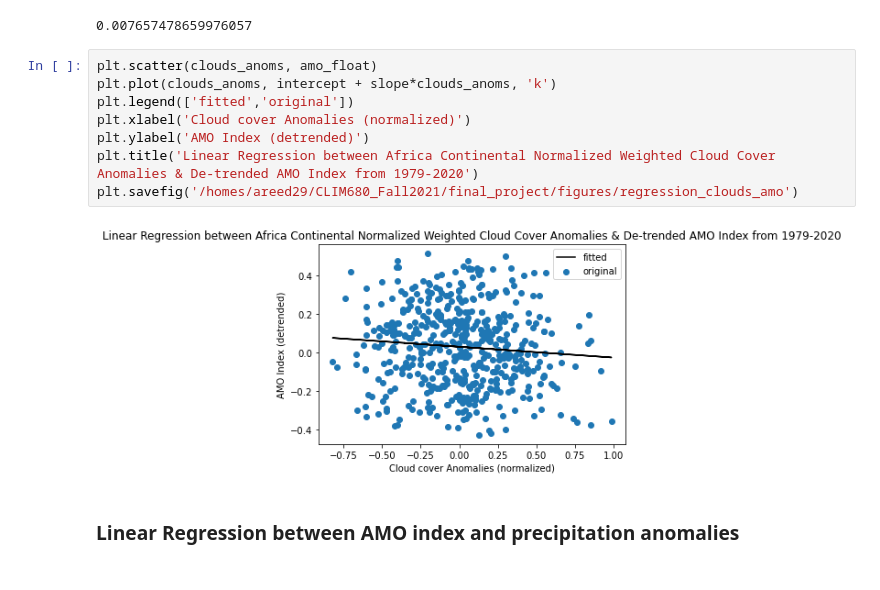
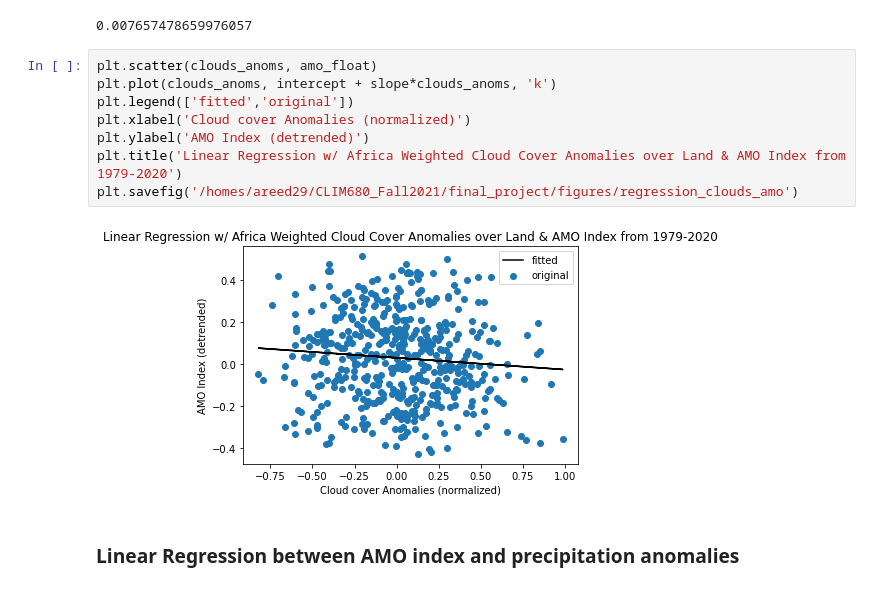
Before and after one commit to areed29/CLIM680_project, a Jupyter notebook: Regression_Analysis_AMO_precip.ipynb, the cells around one changed output. Cells and saved outputs as stored; diff of their text form.

```diff
--- a/Regression_Analysis_AMO_precip.ipynb
+++ b/Regression_Analysis_AMO_precip.ipynb
@@ -343,13 +343,13 @@ r_sq
 # %%
 plt.scatter(clouds_anoms, amo_float)
 plt.plot(clouds_anoms, intercept + slope*clouds_anoms, 'k')
 plt.legend(['fitted','original'])
 plt.xlabel('Cloud cover Anomalies (normalized)')
 plt.ylabel('AMO Index (detrended)')
-plt.title('Linear Regression between Africa Continental Normalized Weighted Cloud Cover Anomalies & De-trended AMO Index from 1979-2020')
+plt.title('Linear Regression w/ Africa Weighted Cloud Cover Anomalies over Land & AMO Index from 1979-2020')
 plt.savefig('/homes/areed29/CLIM680_Fall2021/final_project/figures/regression_clouds_amo')
 # %% [output]
-[figure, old version]
+[figure, new version]
 # %% [markdown]
 ### Linear Regression between AMO index and precipitation anomalies
 # %%
```
Also changed, not shown: parts of 5 cells of this notebook, 6 other files.
